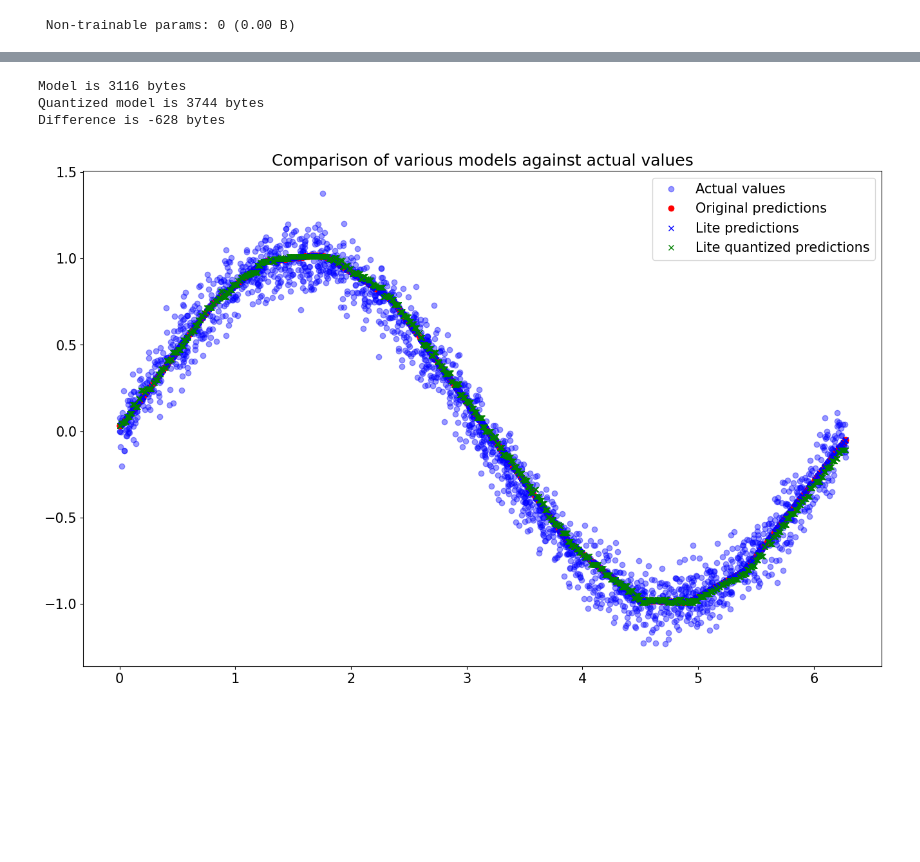
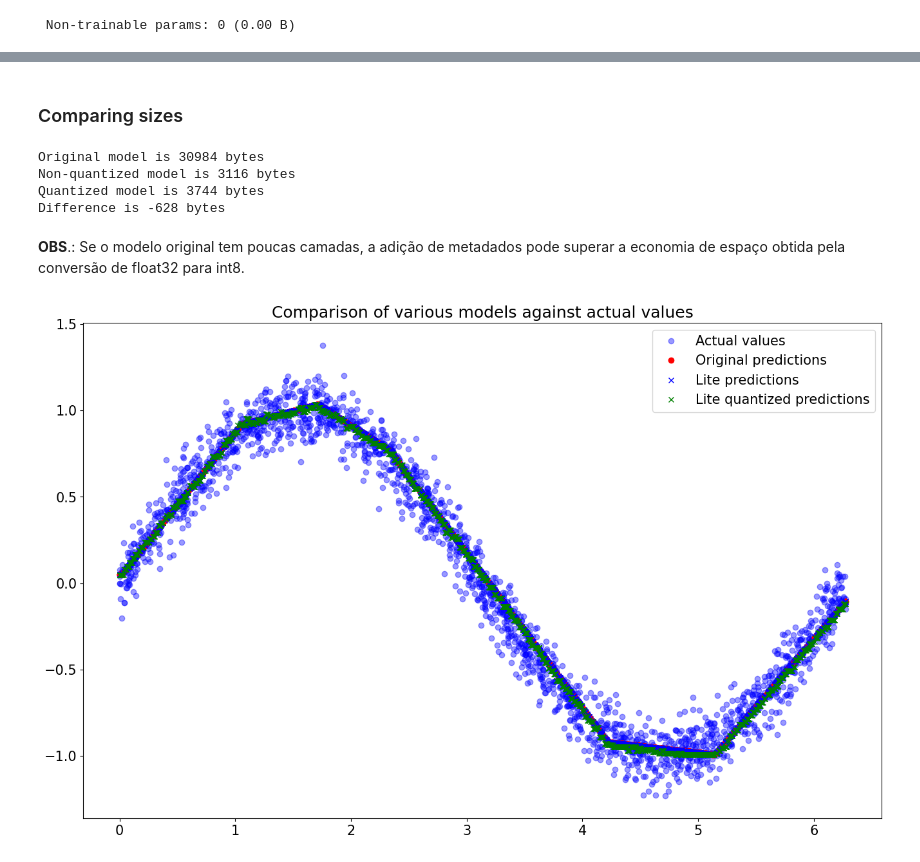
Before and after one commit to zz4fap/tp557-iot-ml, a Jupyter notebook: examples/Training_Hello_world_Model_for_Microcontroller.ipynb, the cells around one changed output, grey strips where cells are left out. Drawn from its saved outputs; the diff is of its cells as text; code cells hidden in the pictures; blank space fills up the shorter version.

```diff
--- a/examples/Training_Hello_world_Model_for_Microcontroller.ipynb
+++ b/examples/Training_Hello_world_Model_for_Microcontroller.ipynb
@@ -213,7 +233,7 @@ model_2.add(tf.keras.layers.Dense(16, activation='relu'))
 model_2.add(tf.keras.layers.Dense(1))
 
 # Compile the model using a standard optimizer and loss function for regression
-model_2.compile(optimizer='adam', loss='mse', metrics=['accuracy', 'mae'])
+model_2.compile(optimizer='adam', loss='mse', metrics=['mae'])
 
 model_2.summary()
 # %% [output]
@@ -231,5 +251,4 @@ Model: "sine2"
  Trainable params: 321 (1.25 KB)
  Non-trainable params: 0 (0.00 B)
 # %%
-history = model_2.fit(X_train, y_train, epochs=500, batch_size=64,
-                    validation_data=(X_val, y_val), verbose=False)
+history = model_2.fit(X_train, y_train, epochs=500, batch_size=64, validation_data=(X_val, y_val))
@@ -337,53 +401,65 @@ Captures:
 3744
+# %% [markdown]
+### Comparing sizes
 # %%
-model_no_quant_size = os.path.getsize(MODEL_DIR + 'model_no_quant.tflite')
-print("Model is %d bytes" % model_no_quant_size)
-model_size = os.path.getsize(MODEL_DIR + 'model.tflite')
-print("Quantized model is %d bytes" % model_size)
-difference = model_no_quant_size - model_size
+model_original_size = os.path.getsize(MODEL_DIR + 'model_2_original.h5')
+print("Original model is %d bytes" % model_original_size)
+
+model_no_quant_size = os.path.getsize(MODEL_DIR + 'model_2_no_quant.tflite')
+print("Non-quantized model is %d bytes" % model_no_quant_size)
+
+model_quant_size = os.path.getsize(MODEL_DIR + 'model_2_quant.tflite')
+print("Quantized model is %d bytes" % model_quant_size)
+
+difference = model_no_quant_size - model_quant_size
 print("Difference is %d bytes" % difference)
 # %% [output]
-Model is 3116 bytes
+Original model is 30984 bytes
+Non-quantized model is 3116 bytes
 Quantized model is 3744 bytes
 Difference is -628 bytes
+# %% [markdown]
+**OBS**.: Se o modelo original tem poucas camadas, a adição de metadados pode superar a economia de espaço obtida pela conversão de float32 para int8.
 # %%
-# Instantiate an interpreter for each model
-model_no_quant = tf.lite.Interpreter(MODEL_DIR + 'model_no_quant.tflite')
-model = tf.lite.Interpreter(MODEL_DIR + 'model.tflite')
+# Instantiate an interpreter for each model.
+# Interpreter interface for running TensorFlow Lite models.
+model_no_quant = tf.lite.Interpreter(MODEL_DIR + 'model_2_no_quant.tflite')
+model_quant = tf.lite.Interpreter(MODEL_DIR + 'model_2_quant.tflite')
 
 # Allocate memory for each model
 model_no_quant.allocate_tensors()
-model.allocate_tensors()
+model_quant.allocate_tensors()
 
 # Get the input and output tensors so we can feed in values and get the results
 model_no_quant_input = model_no_quant.tensor(model_no_quant.get_input_details()[0]["index"])
 model_no_quant_output = model_no_quant.tensor(model_no_quant.get_output_details()[0]["index"])
-model_input = model.tensor(model.get_input_details()[0]["index"])
-model_output = model.tensor(model.get_output_details()[0]["index"])
+
+model_quant_input = model_quant.tensor(model_quant.get_input_details()[0]["index"])
+model_quant_output = model_quant.tensor(model_quant.get_output_details()[0]["index"])
 
 # Create arrays to store the results
 model_no_quant_predictions = np.empty(X_test.size)
-model_predictions = np.empty(X_test.size)
+model_quant_predictions = np.empty(X_test.size)
 
 # Run each model's interpreter for each value and store the results in arrays
 for i in range(X_test.size):
     model_no_quant_input().fill(X_test[i])
     model_no_quant.invoke()
-    model_no_quant_predictions[i] = model_no_quant_output()[0]
+    model_no_quant_predictions[i] = model_no_quant_output()[0].item()
 
-    model_input().fill(X_test[i])
-    model.invoke()
-    model_predictions[i] = model_output()[0]
+    model_quant_input().fill(X_test[i])
+    model_quant.invoke()
+    model_quant_predictions[i] = model_quant_output()[0].item()
 
 # See how they line up with the data
 plt.clf()
 plt.title('Comparison of various models against actual values')
 plt.plot(X_test, y_test, 'bo', label='Actual values', alpha=0.4)
 plt.plot(X_test, predictions, 'ro', label='Original predictions')
 plt.plot(X_test, model_no_quant_predictions, 'bx', label='Lite predictions')
-plt.plot(X_test, model_predictions, 'gx', label='Lite quantized predictions')
+plt.plot(X_test, model_quant_predictions, 'gx', label='Lite quantized predictions')
 plt.legend()
 plt.show()
 # %% [output]
-[figure, old version]
+[figure, new version]
 # %%
```
Also changed, not shown: parts of 19 cells of this notebook.
